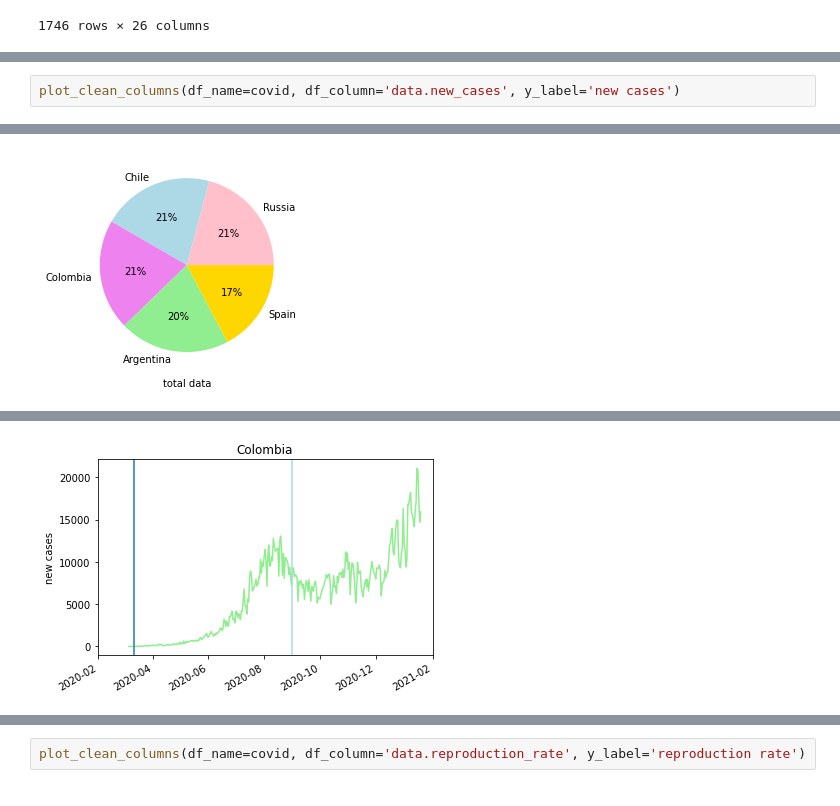
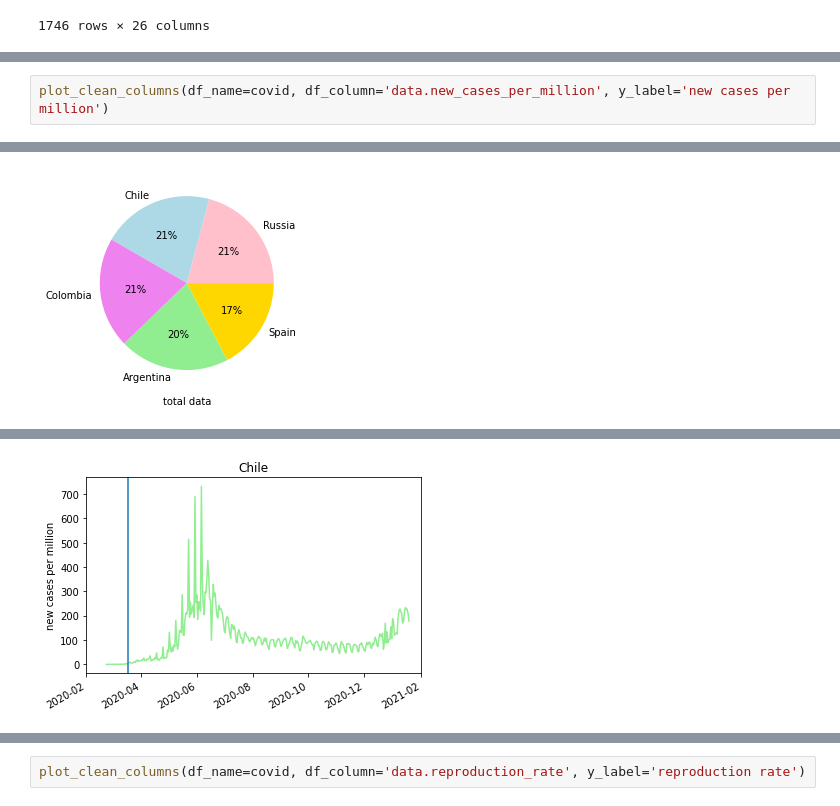
Before and after one commit to EDA-COVID/Proyecto_equipo, a Jupyter notebook: src/main.ipynb, the cells around one changed output, grey strips where cells are left out. Drawn from its saved outputs; the diff is of its cells as text.

```diff
--- a/src/main.ipynb
+++ b/src/main.ipynb
@@ -281,3 +281,3 @@ Name: location, dtype: int64
 # %%
-plot_clean_columns(df_name=covid, df_column='data.new_cases', y_label='new cases')
+plot_clean_columns(df_name=covid, df_column='data.new_cases_per_million', y_label='new cases per million')
 # %% [output]
@@ -299 +299 @@ Name: location, dtype: int64
-[figure, old version]
+[figure, new version]
```
Also changed, not shown: parts of 7 cells of this notebook, 3 other files.
